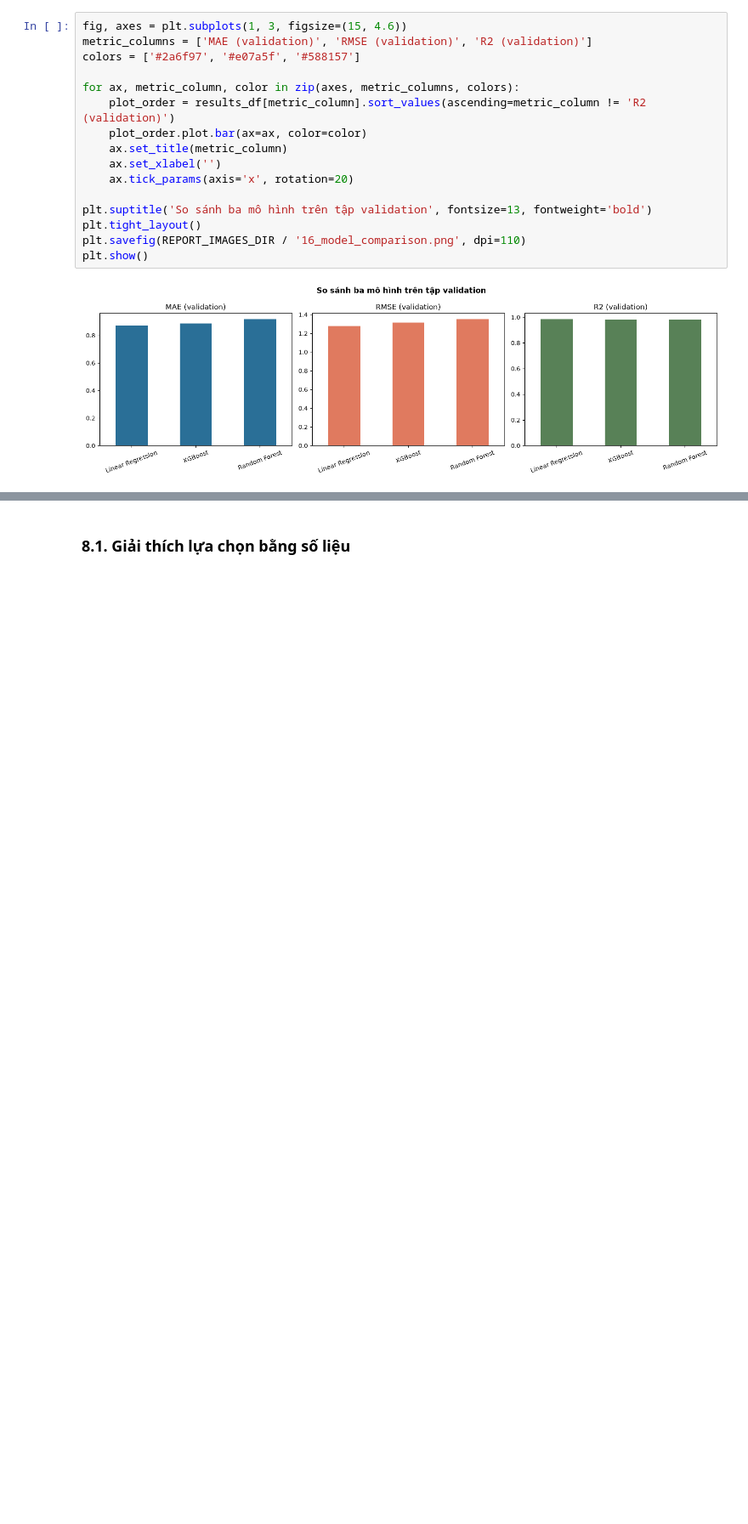
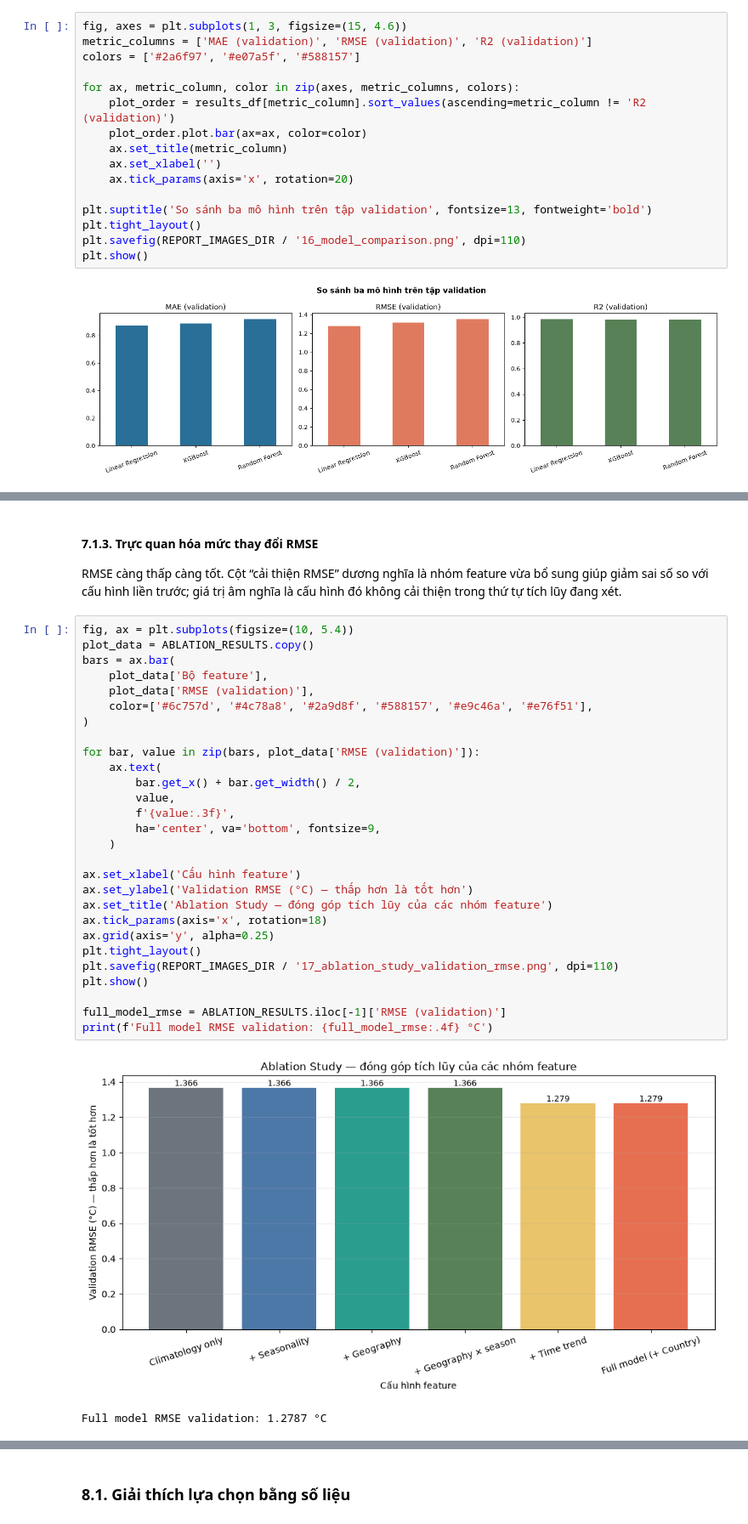
Before and after one commit to Sekaiiii1/Global-Surface-Temperature-Analysis, a Jupyter notebook: notebooks_v1/06_machine_learning.ipynb, the cells around one changed output, grey strips where cells are left out. Shown at 85% size. Saved outputs shown, nothing was run; the diff lists cells and outputs as text; blank space fills up the shorter version.

```diff
--- a/notebooks_v1/06_machine_learning.ipynb
+++ b/notebooks_v1/06_machine_learning.ipynb
@@ -1035,0 +1264,35 @@ plt.show()
+# %% [markdown]
+#### 7.1.3. Trực quan hóa mức thay đổi RMSE
+
+RMSE càng thấp càng tốt. Cột “cải thiện RMSE” dương nghĩa là nhóm feature vừa bổ sung giúp giảm sai số so với cấu hình liền trước; giá trị âm nghĩa là cấu hình đó không cải thiện trong thứ tự tích lũy đang xét.
+# %%
+fig, ax = plt.subplots(figsize=(10, 5.4))
+plot_data = ABLATION_RESULTS.copy()
+bars = ax.bar(
+    plot_data['Bộ feature'],
+    plot_data['RMSE (validation)'],
+    color=['#6c757d', '#4c78a8', '#2a9d8f', '#588157', '#e9c46a', '#e76f51'],
+)
+
+for bar, value in zip(bars, plot_data['RMSE (validation)']):
+    ax.text(
+        bar.get_x() + bar.get_width() / 2,
+        value,
+        f'{value:.3f}',
+        ha='center', va='bottom', fontsize=9,
+    )
+
+ax.set_xlabel('Cấu hình feature')
+ax.set_ylabel('Validation RMSE (°C) — thấp hơn là tốt hơn')
+ax.set_title('Ablation Study — đóng góp tích lũy của các nhóm feature')
+ax.tick_params(axis='x', rotation=18)
+ax.grid(axis='y', alpha=0.25)
+plt.tight_layout()
+plt.savefig(REPORT_IMAGES_DIR / '17_ablation_study_validation_rmse.png', dpi=110)
+plt.show()
+
+full_model_rmse = ABLATION_RESULTS.iloc[-1]['RMSE (validation)']
+print(f'Full model RMSE validation: {full_model_rmse:.4f} °C')
+# %% [output]
+[figure, added]
+Full model RMSE validation: 1.2787 °C
```
Also changed, not shown: parts of 125 cells of this notebook, 23 other files.
